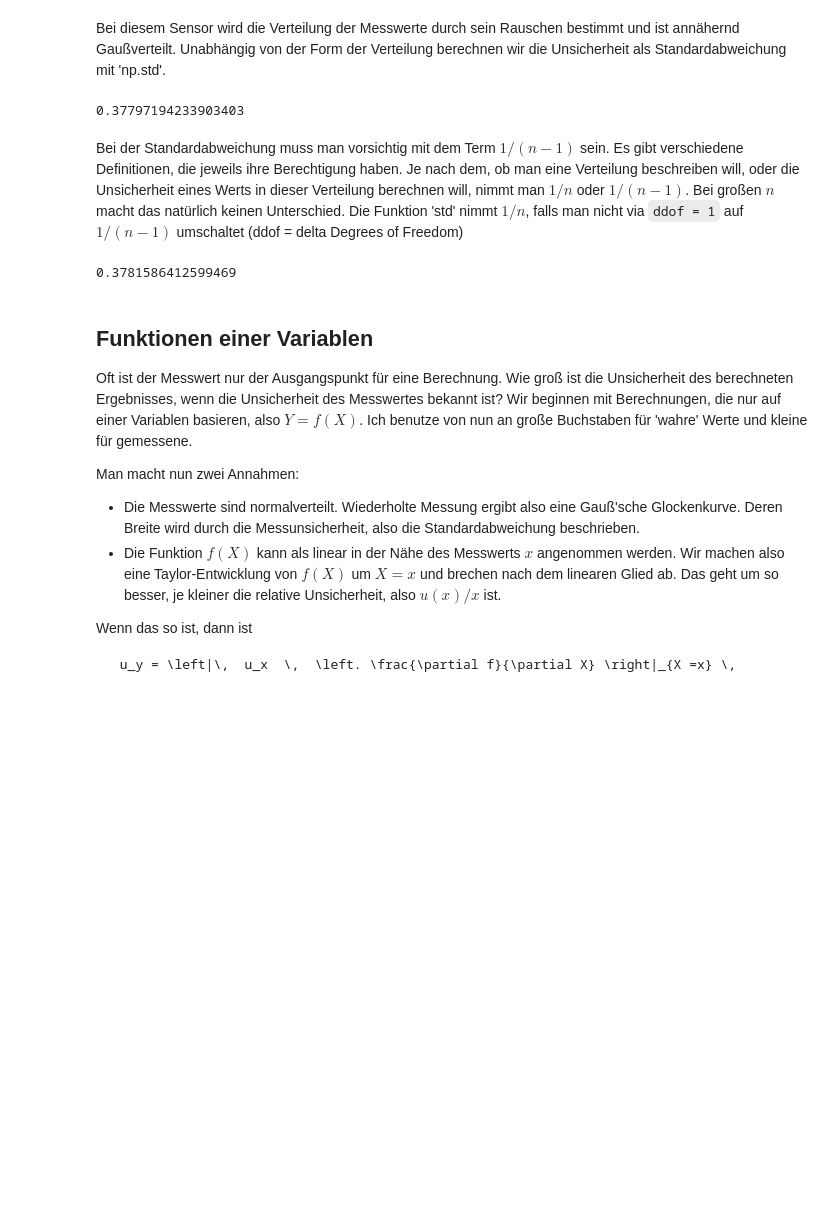
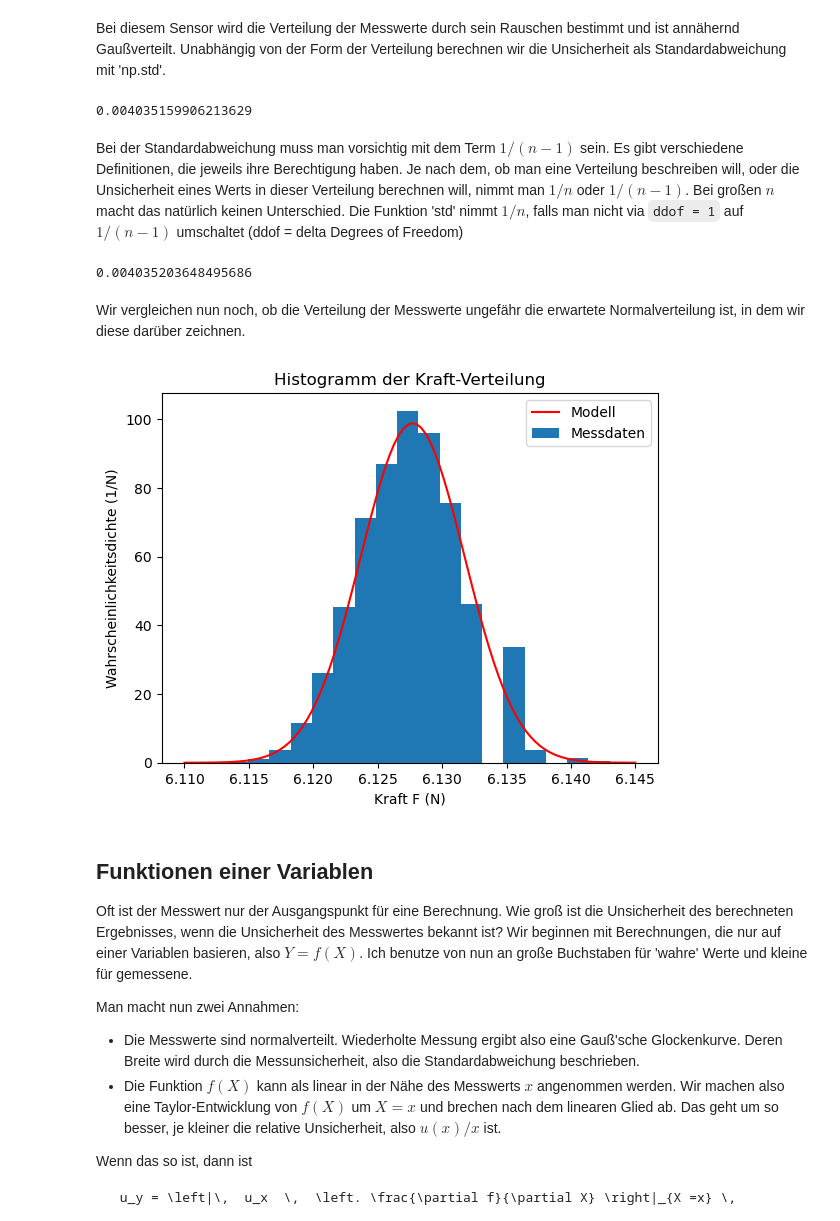
Before and after one commit to Lippitz-Lab/praktikum_1, a Jupyter notebook: kap2_messunsicherheit.ipynb, the cells around one changed output. Drawn from its saved outputs; the diff is of its cells as text; code cells hidden in the pictures; blank space fills up the shorter version.

```diff
--- a/kap2_messunsicherheit.ipynb
+++ b/kap2_messunsicherheit.ipynb
@@ -203,15 +203,31 @@ Text(0.5, 1.0, 'Histogramm der Winkelverteilung')
 # %% [markdown]
 Bei diesem Sensor wird die Verteilung der Messwerte durch sein Rauschen bestimmt und ist annähernd Gaußverteilt. Unabhängig von der Form der Verteilung berechnen wir die Unsicherheit als Standardabweichung mit 'np.std'.
 # %%
-np.std(data.alpha)
+np.std(data.F)
 # %% [output]
-0.37797194233903403
+0.004035159906213629
 # %% [markdown]
 Bei der Standardabweichung muss man vorsichtig mit dem Term $1/(n-1)$ sein. Es gibt verschiedene Definitionen, die jeweils ihre Berechtigung haben. Je nach dem, ob man eine Verteilung beschreiben will, oder die Unsicherheit eines Werts in dieser Verteilung berechnen will, nimmt man  $1/n$ oder $1/(n-1)$. Bei großen $n$ macht das natürlich keinen Unterschied. Die Funktion 'std' nimmt   $1/n$, falls man nicht via `ddof = 1` auf $1/(n-1)$ umschaltet (ddof = delta Degrees of Freedom)
 # %%
-np.std(data.alpha, ddof=1)
+np.std(data.F, ddof=1)
 # %% [output]
-0.3781586412599469
+0.004035203648495686
+# %% [markdown]
+Wir vergleichen nun noch, ob die Verteilung der Messwerte ungefähr die erwartete Normalverteilung ist, in dem wir diese darüber zeichnen.
+# %%
+# Modell (wie man sowas macht kommt nächste Woche )
+# Normalverteilung mit Mittelwert und Standardabweichung der Daten
+Fmod = np.linspace(6.11, 6.145, 100) # 100 Werte gleichmäßig zwischen 6.11 und 6.145
+Wmod  = np.exp(-0.5 * ((Fmod - np.mean(data.F)) / np.std(data.F))**2) / (np.std(data.F)* np.sqrt(2 * np.pi)) # Normalverteilung
+plt.plot(Fmod, Wmod, color='red', label='Modell')
+
+plt.hist(data.F, bins=20, density=True, label="Messdaten");
+plt.xlabel("Kraft F (N)")
+plt.ylabel("Wahrscheinlichkeitsdichte (1/N)")
+plt.title("Histogramm der Kraft-Verteilung");
+plt.legend();
+# %% [output]
+[figure, added]
 # %% [markdown]
 ## Funktionen einer Variablen
 
```
Also changed, not shown: parts of 6 cells of this notebook, 3 other files.
